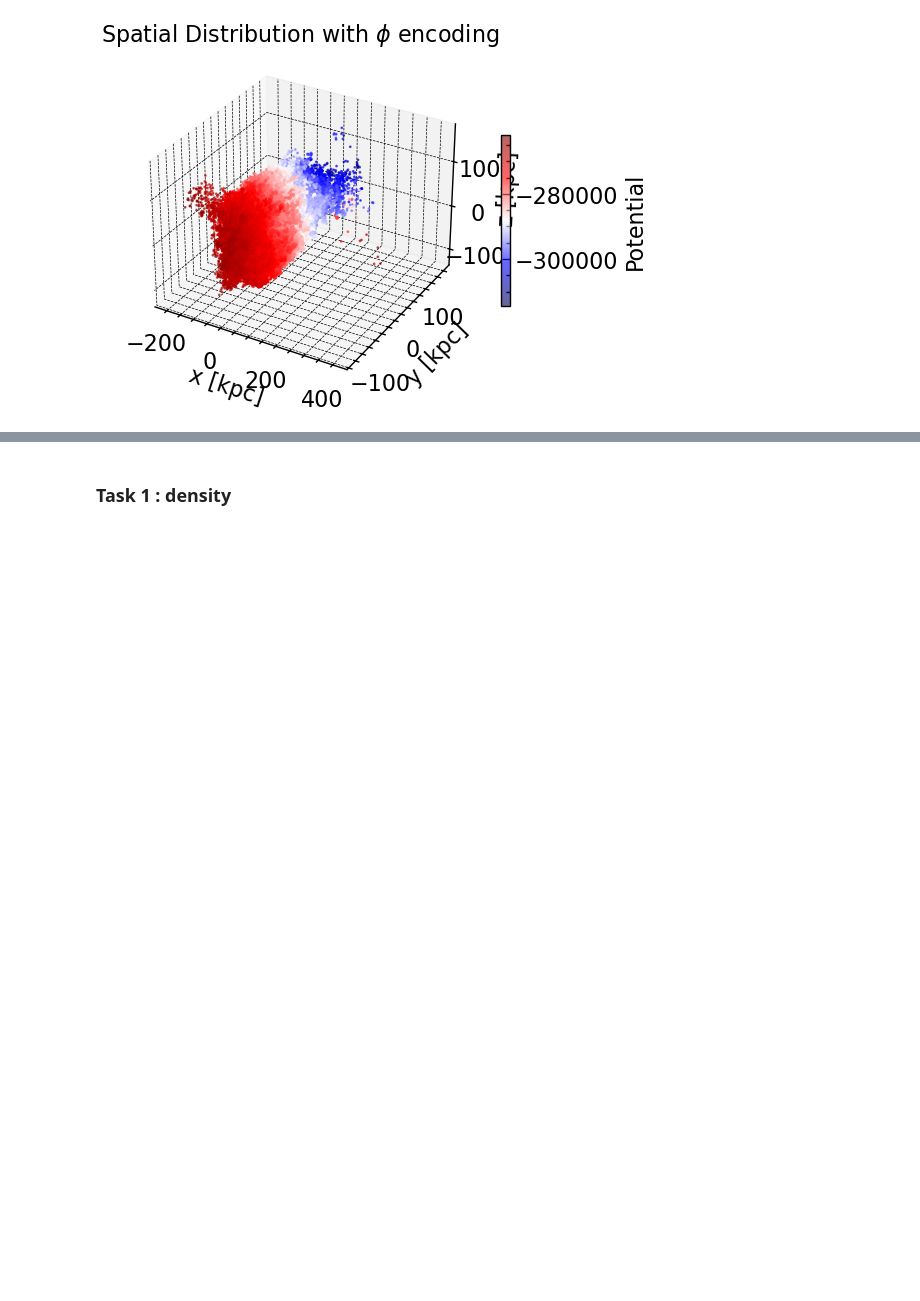
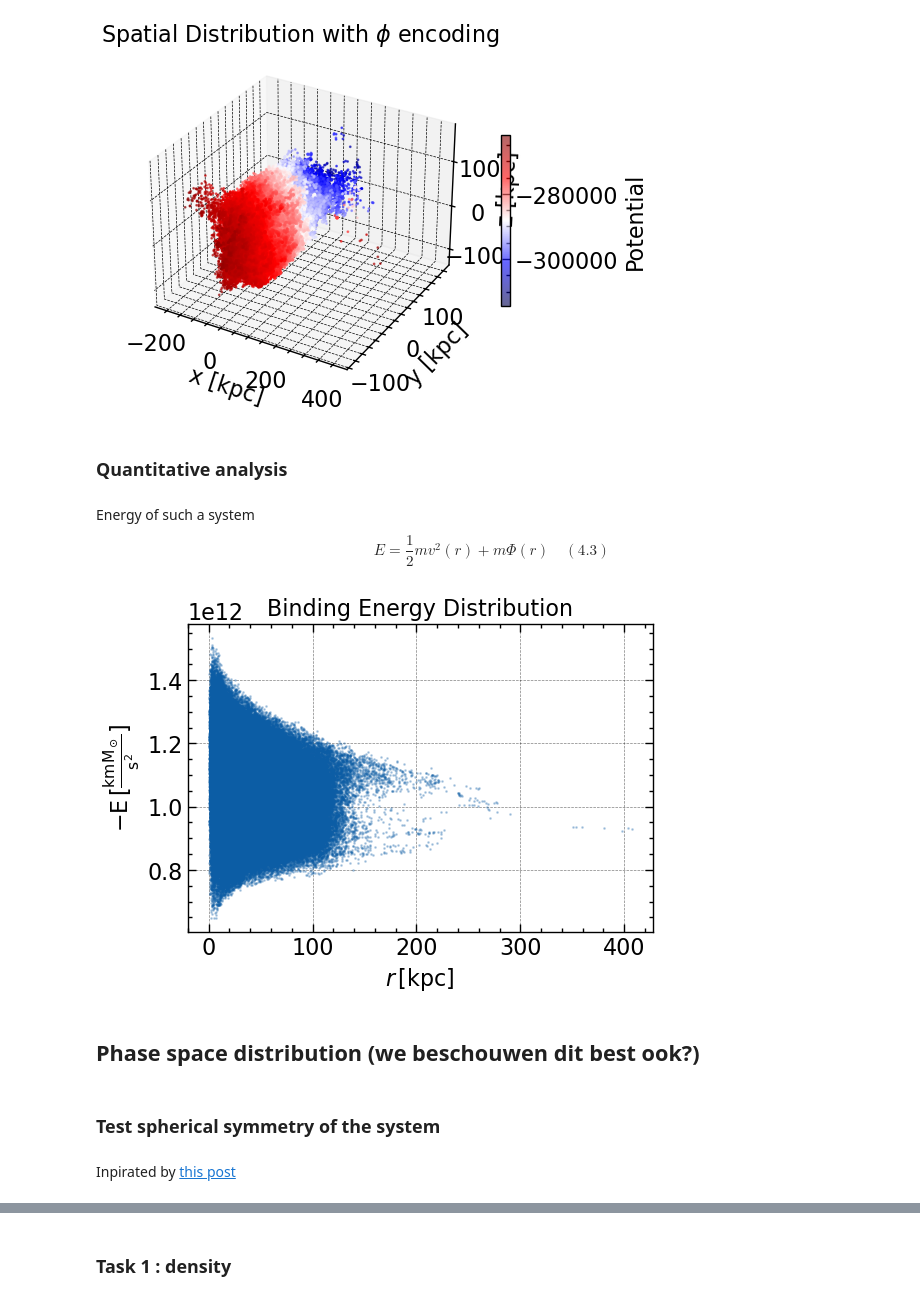
Before and after one commit to Jitskeverheecke/TANA_Project, a Jupyter notebook: project.ipynb, the cells around one changed output, grey strips where cells are left out. Drawn from its saved outputs; the diff is of its cells as text; code cells hidden in the pictures; blank space fills up the shorter version.

```diff
--- a/project.ipynb
+++ b/project.ipynb
@@ -161,3 +164,12 @@ fig.colorbar(sc, ax=ax, label='Potential', orientation='vertical', shrink=0.5)
 plt.show()
 # %% [output]
 [figure]
+# %% [markdown]
+### Quantitative analysis
+# %% [markdown]
+Energy of such a system
+\begin{equation}
+E = \frac{1}{2} m v^2(r) + m \Phi(r) \quad (4.3)
+\end{equation}
+# %%
+E = 1/2*mass_dm*v**2 + mass_dm*phi
@@ -163,0 +178,12 @@ plt.show()
+# %%
+plt.close('all')
+fig = plt.figure(figsize=(6, 4))
+plt.scatter(r.value, -E.value, s=1, alpha=0.25)
+plt.xlabel(r'$r\, [\text{kpc}]$')
+plt.ylabel(r'$-\text{E} \, [\frac{\text{km} \text{M}_\odot}{\text{s}^2}]$')
+plt.title('Binding Energy Distribution')
+plt.show()
+# %% [output]
+[figure, added]
+# %% [markdown]
+## Phase space distribution (we beschouwen dit best ook?)
@@ -163,0 +193,4 @@ plt.show()
+# %% [markdown]
+### Test spherical symmetry of the system
+# %% [markdown]
+Inpirated by [this post](https://scipython.com/books/book2/chapter-8-scipy/examples/visualizing-the-spherical-harmonics/)
```
Also changed, not shown: parts of 32 cells of this notebook, 9 other files.
